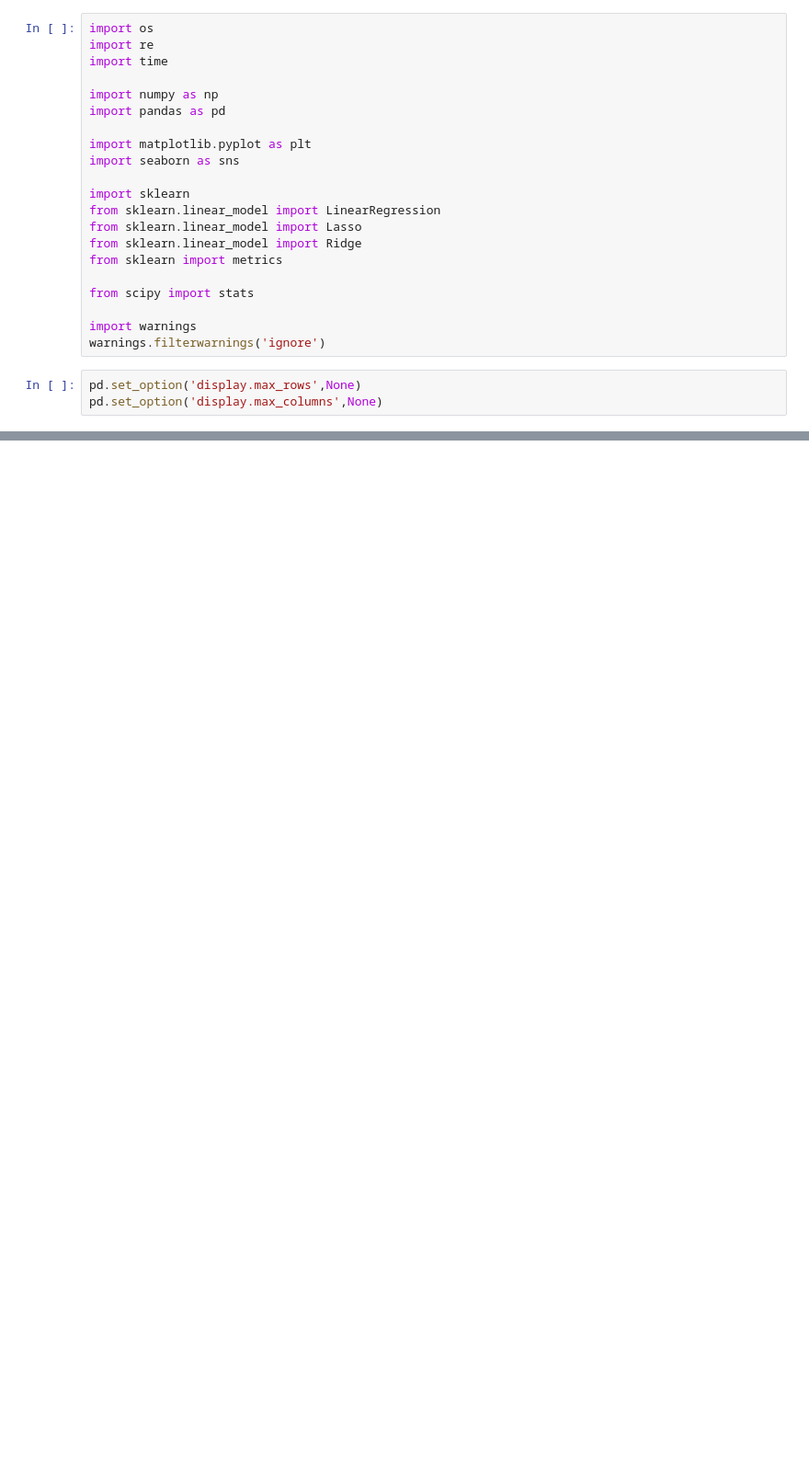
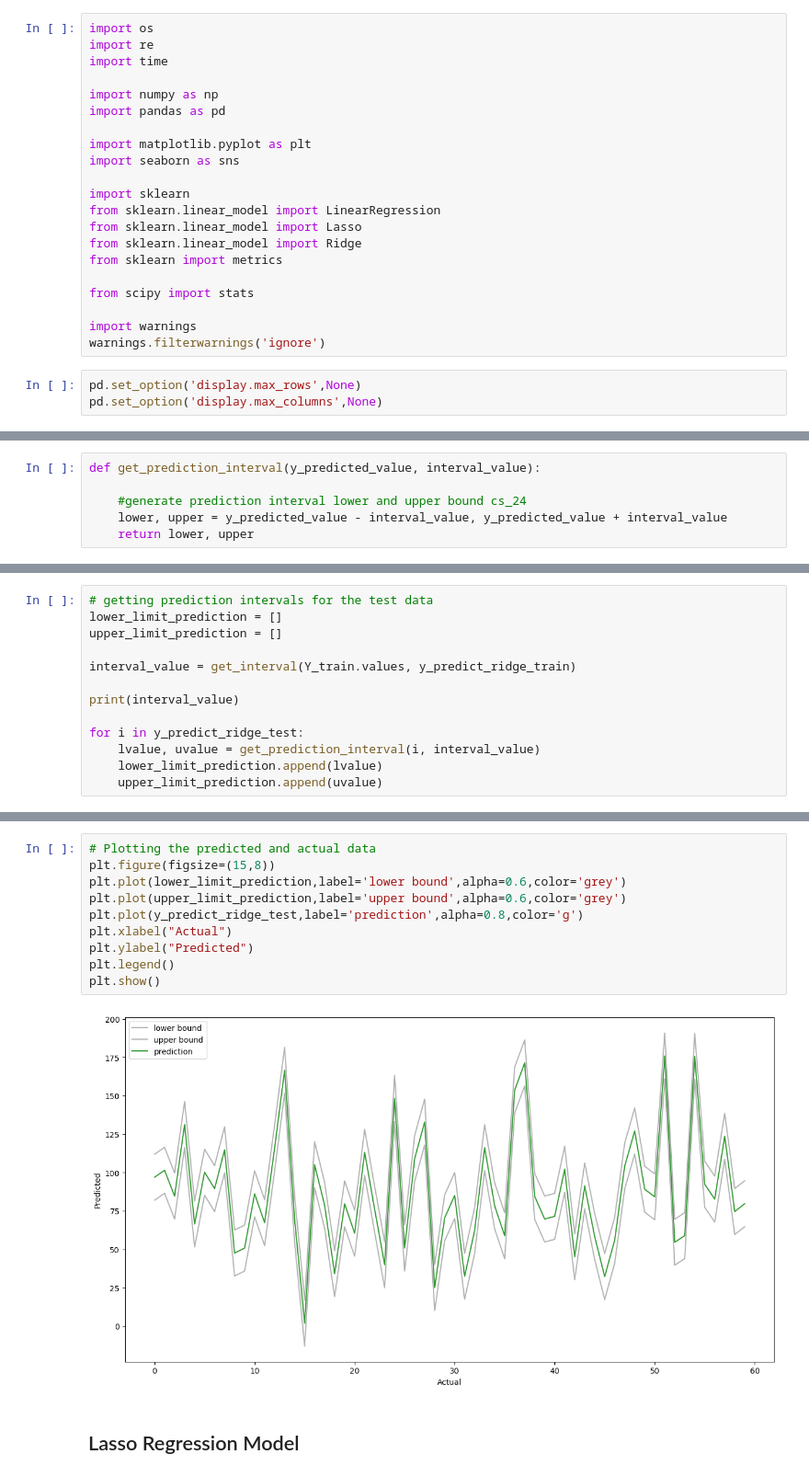
Before and after one commit to sudhanshusinghaiml/Real-Estate-Price-Prediction-Model-with-NLP-and-FastAPI, a Jupyter notebook: codes-in-notebook/ML-Models.ipynb, the cells around one changed output, grey strips where cells are left out. Shown at 92% size. Cells and saved outputs as stored; diff of their text form; blank space fills up the shorter version.

```diff
--- a/codes-in-notebook/ML-Models.ipynb
+++ b/codes-in-notebook/ML-Models.ipynb
@@ -34,0 +69,6 @@ df.head()
+# %%
+def get_prediction_interval(y_predicted_value, interval_value):
+
+    #generate prediction interval lower and upper bound cs_24
+    lower, upper = y_predicted_value - interval_value, y_predicted_value + interval_value
+    return lower, upper
@@ -34,0 +252,13 @@ df.head()
+# %%
+# getting prediction intervals for the test data
+lower_limit_prediction = []
+upper_limit_prediction = []
+
+interval_value = get_interval(Y_train.values, y_predict_ridge_train)
+
+print(interval_value)
+
+for i in y_predict_ridge_test:
+    lvalue, uvalue = get_prediction_interval(i, interval_value)
+    lower_limit_prediction.append(lvalue)
+    upper_limit_prediction.append(uvalue)
@@ -34,0 +290,14 @@ df.head()
+# %%
+# Plotting the predicted and actual data
+plt.figure(figsize=(15,8))
+plt.plot(lower_limit_prediction,label='lower bound',alpha=0.6,color='grey')
+plt.plot(upper_limit_prediction,label='upper bound',alpha=0.6,color='grey')
+plt.plot(y_predict_ridge_test,label='prediction',alpha=0.8,color='g')
+plt.xlabel("Actual")
+plt.ylabel("Predicted")
+plt.legend()
+plt.show()
+# %% [output]
+[figure, added]
+# %% [markdown]
+## Lasso Regression Model
```
Also changed, not shown: parts of 36 cells of this notebook, 2 other files.
